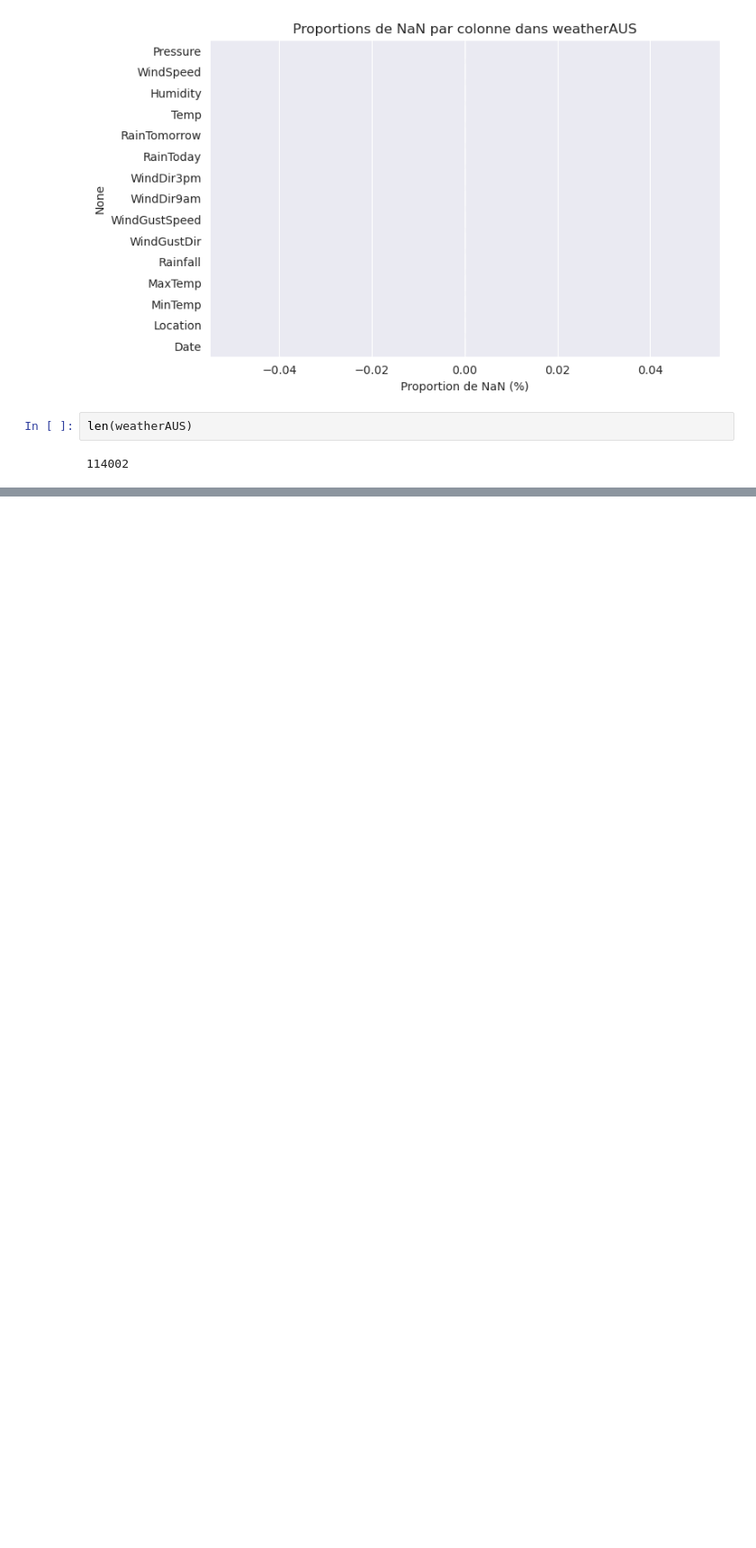
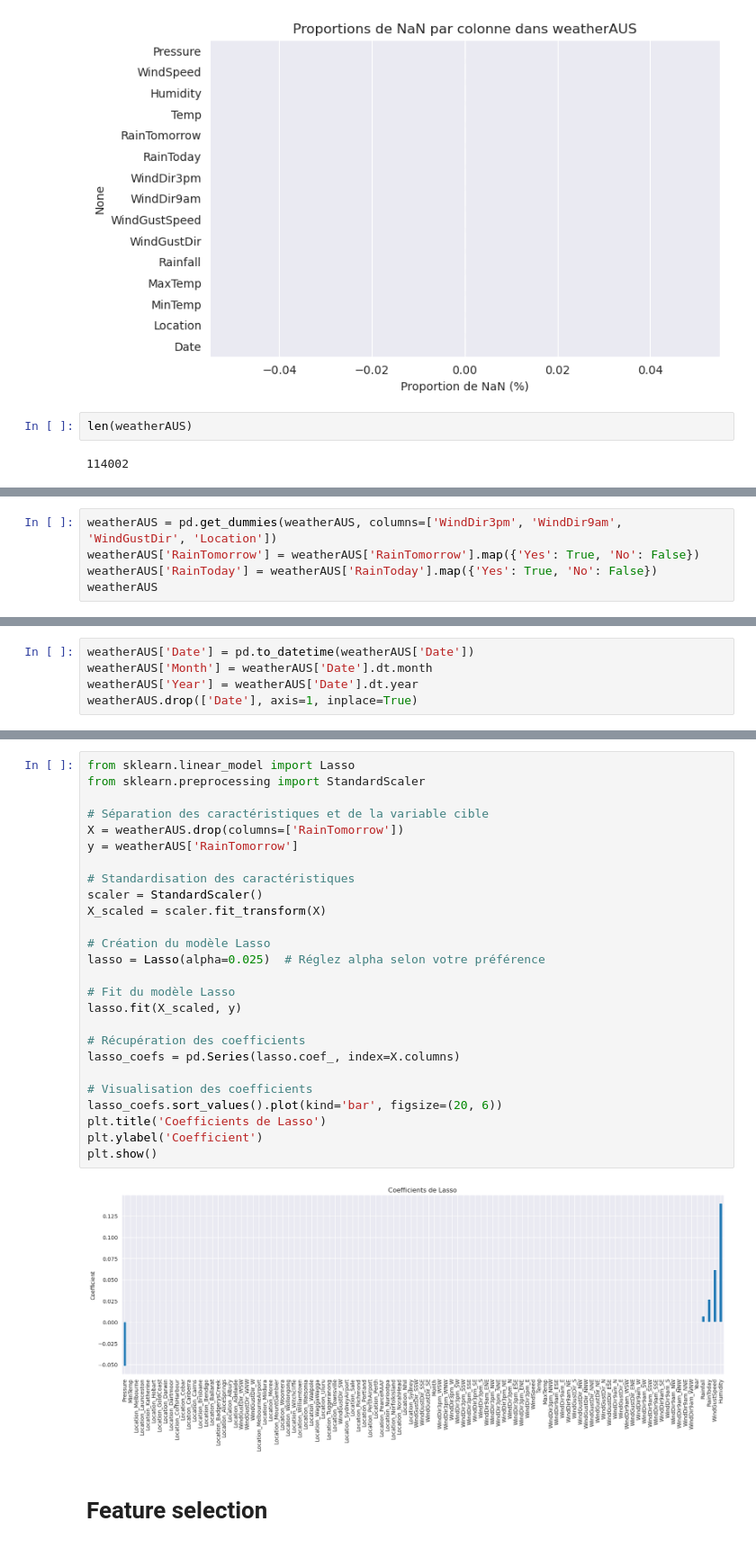
Before and after one commit to ValentinLibouton/weather_prediction, a Jupyter notebook: weather_mean_9am_3pm.ipynb, the cells around one changed output, grey strips where cells are left out. Shown at 90% size. Cells and saved outputs as stored; diff of their text form; blank space fills up the shorter version.

```diff
--- a/weather_mean_9am_3pm.ipynb
+++ b/weather_mean_9am_3pm.ipynb
@@ -188,0 +173,5 @@ weatherAUS
+# %%
+weatherAUS = pd.get_dummies(weatherAUS, columns=['WindDir3pm', 'WindDir9am', 'WindGustDir', 'Location'])
+weatherAUS['RainTomorrow'] = weatherAUS['RainTomorrow'].map({'Yes': True, 'No': False})
+weatherAUS['RainToday'] = weatherAUS['RainToday'].map({'Yes': True, 'No': False})
+weatherAUS
@@ -188,0 +192,5 @@ weatherAUS
+# %%
+weatherAUS['Date'] = pd.to_datetime(weatherAUS['Date'])
+weatherAUS['Month'] = weatherAUS['Date'].dt.month
+weatherAUS['Year'] = weatherAUS['Date'].dt.year
+weatherAUS.drop(['Date'], axis=1, inplace=True)
@@ -188,0 +213,30 @@ weatherAUS
+# %%
+from sklearn.linear_model import Lasso
+from sklearn.preprocessing import StandardScaler
+
+# Séparation des caractéristiques et de la variable cible
+X = weatherAUS.drop(columns=['RainTomorrow'])
+y = weatherAUS['RainTomorrow']
+
+# Standardisation des caractéristiques
+scaler = StandardScaler()
+X_scaled = scaler.fit_transform(X)
+
+# Création du modèle Lasso
+lasso = Lasso(alpha=0.025)  # Réglez alpha selon votre préférence
+
+# Fit du modèle Lasso
+lasso.fit(X_scaled, y)
+
+# Récupération des coefficients
+lasso_coefs = pd.Series(lasso.coef_, index=X.columns)
+
+# Visualisation des coefficients
+lasso_coefs.sort_values().plot(kind='bar', figsize=(20, 6))
+plt.title('Coefficients de Lasso')
+plt.ylabel('Coefficient')
+plt.show()
+# %% [output]
+[figure, added]
+# %% [markdown]
+# Feature selection
```
Also changed, not shown: parts of 21 cells of this notebook.
